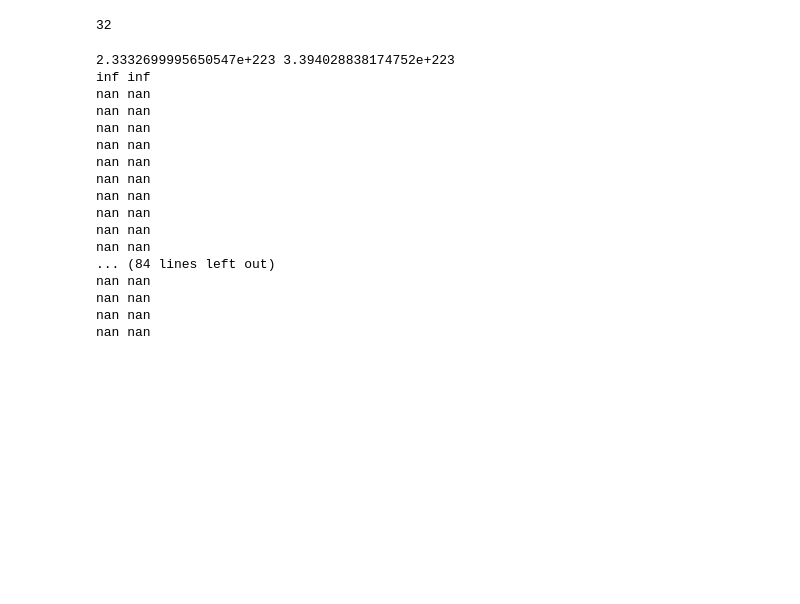
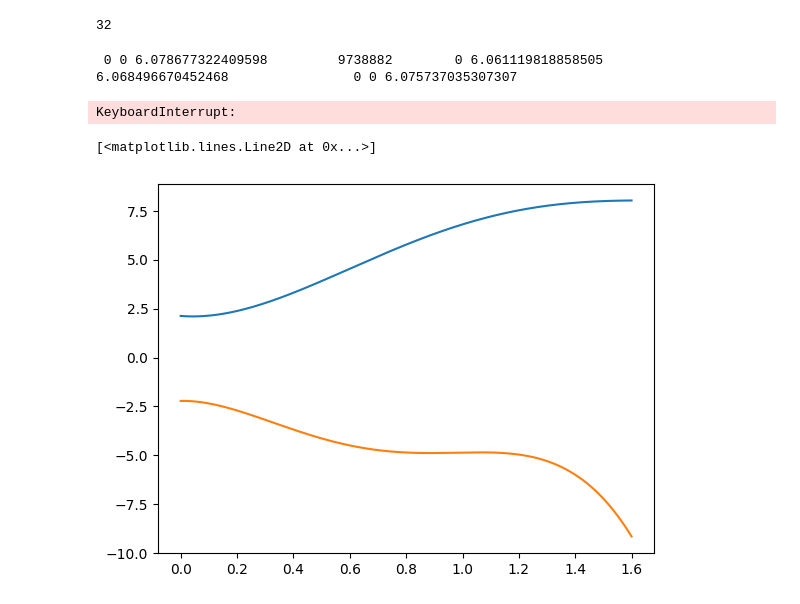
Before and after one commit to hichan0310/rnnd_2023, a Jupyter notebook: test.ipynb, the cells around one changed output. Saved outputs shown, nothing was run; the diff lists cells and outputs as text; code cells hidden in the pictures; blank space fills up the shorter version.

```diff
--- a/test.ipynb
+++ b/test.ipynb
@@ -235,9 +235,9 @@ plt.plot(list(range(32)), y)
 [<matplotlib.lines.Line2D at 0x...>]
 [figure]
 # %%
-a, b, c, d=[0,0],[0,0],[0,0],[0,0]
-line_x=lambda t:a[0]*t*t*t+b[0]*t*t+c[0]*t+d[0]
-line_y=lambda t:a[1]*t*t*t+b[1]*t*t+c[1]*t+d[1]
+a, b, c, d, e=[0,0],[0,0],[0,0],[0,0],[0,0],
+line_x=lambda t:a[0]*t*t*t*t+b[0]*t*t*t+c[0]*t*t+d[0]*t+e[0]
+line_y=lambda t:a[1]*t*t*t*t+b[1]*t*t*t+c[1]*t*t+d[1]*t+e[1]
 # %%
 n=len(x)
 # %%
@@ -245,39 +245,44 @@ n
 # %% [output]
 32
 # %%
-lr=0.001
-for epoch in range(100):
+lr=0.01
+ii=0
+complete_x, complete_y=False, False
+while True:
     cost_x, cost_y=0, 0
     for i in range(n):
-        pred=line_x(i)
-        cost_x+=(pred-x[i])**2
-        a[0]-=(pred-x[i])*i*i*i*lr
-        b[0]-=(pred-x[i])*i*i*lr
-        c[0]-=(pred-x[i])*i*lr
-        d[0]-=(pred-x[i])*lr
-        pred=line_y(i)
-        cost_y+=(pred-y[i])**2
-        a[1]-=(pred-y[i])*i*i*i*lr
-        b[1]-=(pred-y[i])*i*i*lr
-        c[1]-=(pred-y[i])*i*lr
-        d[1]-=(pred-y[i])*lr
-    print(cost_x, cost_y)
+        t=i/20
+        if not complete_x:
+            pred=line_x(t)
+            cost_x+=(pred-x[i])**2
+            a[0]-=(pred-x[i])*t*t*t*t*lr
+            b[0]-=(pred-x[i])*t*t*t*lr
+            c[0]-=(pred-x[i])*t*t*lr
+            d[0]-=(pred-x[i])*t*lr
+            e[0]-=(pred-x[i])*lr
+        if not complete_y:
+            pred=line_y(t)
+            cost_y+=(pred-y[i])**2
+            a[1]-=(pred-y[i])*t*t*t*t*lr
+            b[1]-=(pred-y[i])*t*t*t*lr
+            c[1]-=(pred-y[i])*t*t*lr
+            d[1]-=(pred-y[i])*t*lr
+            e[1]-=(pred-y[i])*lr
+    if cost_x<3:
+        complete_x=True
+    if cost_y<3:
+        complete_y=True
+    if complete_x and complete_y:
+        break
+    print('\r', ii, cost_x, cost_y, "       ", end='')
 # %% [output]
-2.3332699995650547e+223 3.394028838174752e+223
-inf inf
-nan nan
-nan nan
-nan nan
-nan nan
-nan nan
-nan nan
-nan nan
-nan nan
-nan nan
-nan nan
-... (84 lines left out)
-nan nan
-nan nan
-nan nan
-nan nan
+ 0 0 6.078677322409598         9738882        0 6.061119818858505         6.068496670452468                0 0 6.075737035307307
+KeyboardInterrupt:
+# %%
+t=np.array(list(range(n*100)))/100/20
+plt.plot(t, line_x(t))
+plt.plot(t, line_y(t))
+# %% [output]
+[<matplotlib.lines.Line2D at 0x...>]
+[figure, added]
 # %%
```
Also changed, not shown: parts of 1 cell of this notebook.
